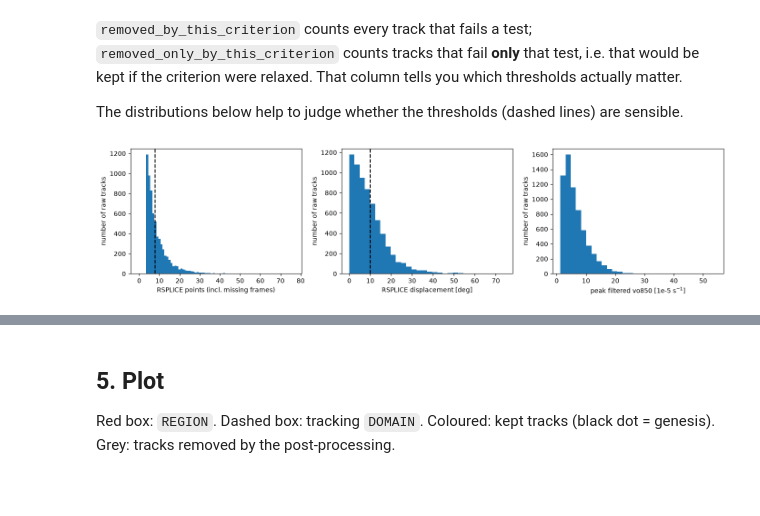
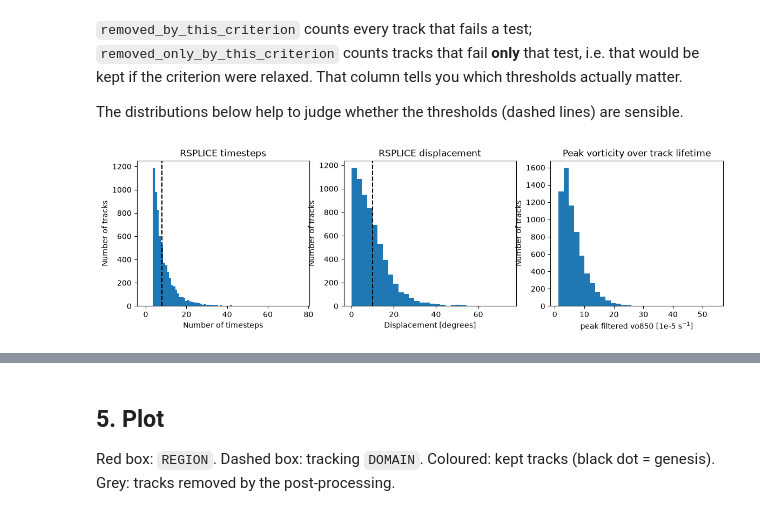
Before and after one commit to AThormann/master_thesis, a Jupyter notebook: PyStormTracker/load_tracks.ipynb, the cells around one changed output, grey strips where cells are left out. Saved outputs shown, nothing was run; the diff lists cells and outputs as text; code cells hidden in the pictures; blank space fills up the shorter version.

```diff
--- a/PyStormTracker/load_tracks.ipynb
+++ b/PyStormTracker/load_tracks.ipynb
@@ -180,17 +180,31 @@ That column tells you which thresholds actually matter.
 
 The distributions below help to judge whether the thresholds (dashed lines) are sensible.
 # %%
+scale = 'linear'
 fig, axs = plt.subplots(1, 3, figsize=(14, 3.5))
+axs[0].set_xscale(scale)
+axs[0].set_yscale(scale)
 axs[0].hist(summary['rsplice_points'], bins=np.arange(0, summary['rsplice_points'].max() + 2) - 0.5)
-axs[0].axvline(8, color='k', ls='--'); axs[0].set_xlabel('RSPLICE points (incl. missing frames)')
+axs[0].axvline(8, color='k', ls='--')
+axs[0].set_xlabel('Number of timesteps')
+axs[0].set_title('RSPLICE timesteps')
+
+
+axs[1].set_xscale(scale)
+axs[1].set_yscale(scale)
 axs[1].hist(summary['rsplice_displacement_deg'], bins=30)
-axs[1].axvline(10, color='k', ls='--'); axs[1].set_xlabel('RSPLICE displacement [deg]')
+axs[1].axvline(10, color='k', ls='--')
+axs[1].set_xlabel('Displacement [degrees]')
+axs[1].set_title('RSPLICE displacement')
+
+axs[2].set_xscale(scale)
+axs[2].set_yscale(scale)
 axs[2].hist(summary['vo_peak'] * 1e5, bins=30)
 axs[2].set_xlabel('peak filtered vo850 [1e-5 s$^{-1}$]')
-for ax in axs: ax.set_ylabel('number of raw tracks')
-plt.tight_layout()
+axs[2].set_title('Peak vorticity over track lifetime')
+for ax in axs: ax.set_ylabel('Number of tracks')
 # %% [output]
-[figure, old version]
+[figure, new version]
 # %%
 # kept tracks
 summary[summary['keep']][['track_id', 'start_time', 'end_time', 'duration_h', 'n_in_region',
```
Also changed, not shown: 15 other files.
